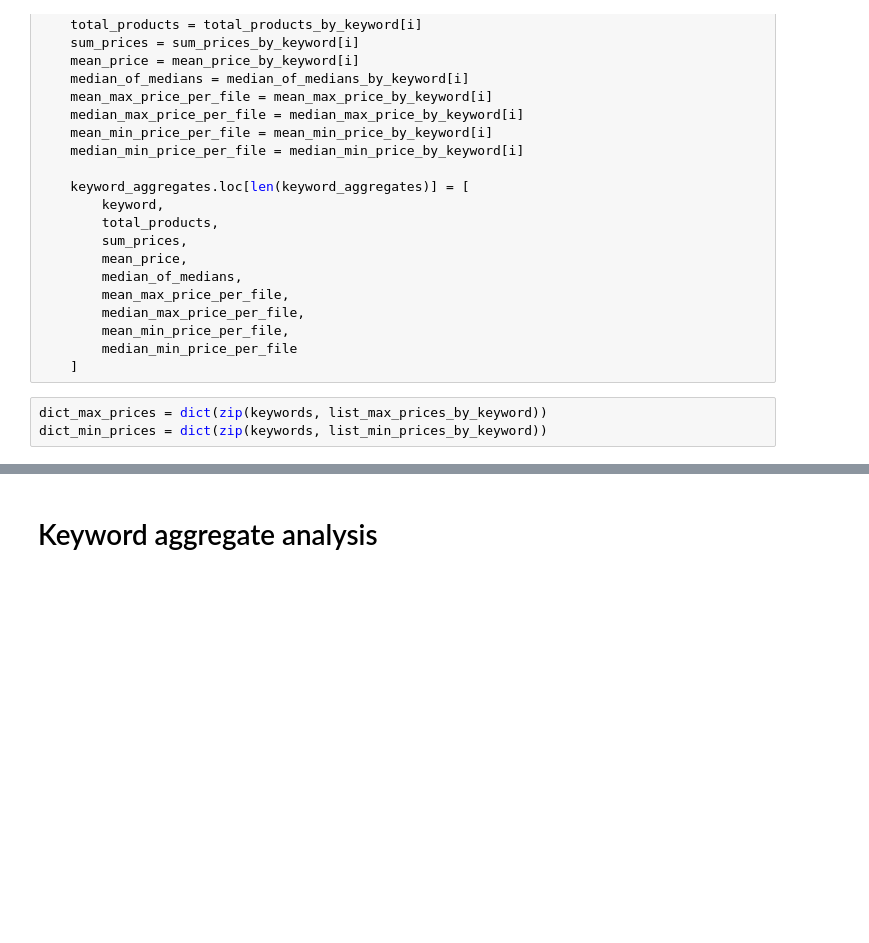
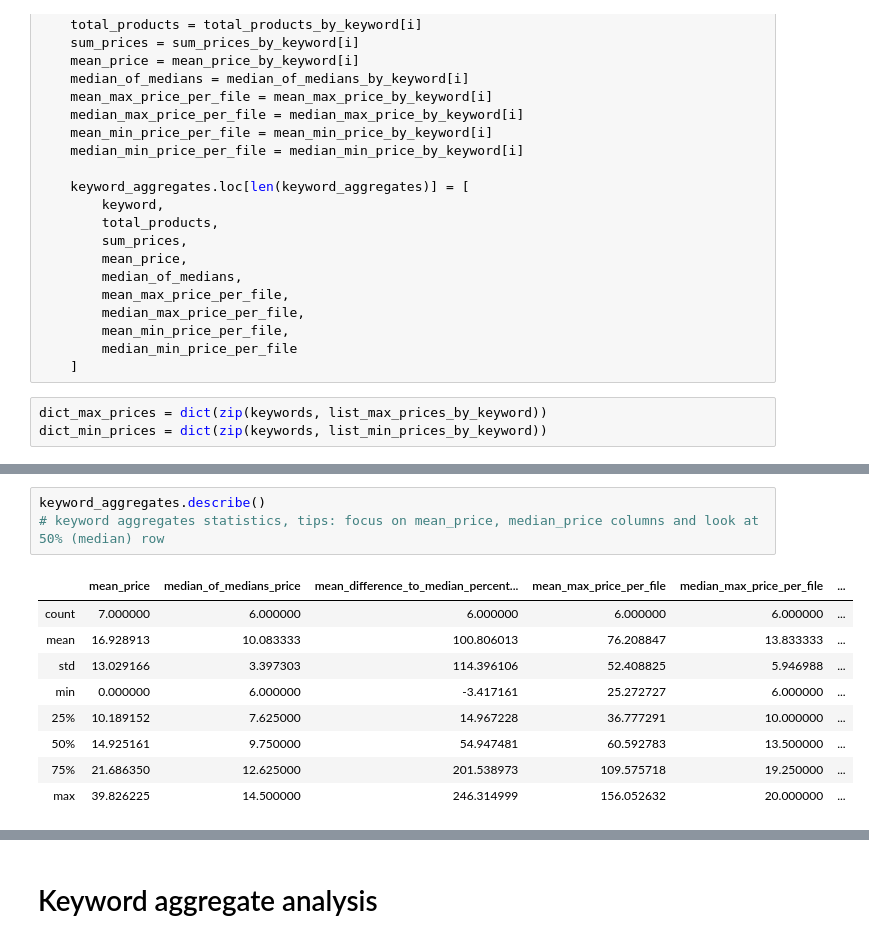
Before and after one commit to Niittyv/SEC.400_EDA_group, a Jupyter notebook: PriceAnalysis.ipynb, the cells around one changed output, grey strips where cells are left out. Saved outputs shown, nothing was run; the diff lists cells and outputs as text; blank space fills up the shorter version.

```diff
--- a/PriceAnalysis.ipynb
+++ b/PriceAnalysis.ipynb
@@ -183,0 +250,13 @@ dict_min_prices = dict(zip(keywords, list_min_prices_by_keyword))
+# %%
+keyword_aggregates.describe()
+# keyword aggregates statistics, tips: focus on mean_price, median_price columns and look at 50% (median) row
+# %% [output]
+|  | mean_price | median_of_medians_price | mean_difference_to_median_percent... | mean_max_price_per_file | median_max_price_per_file | ... |
+| count | 7.000000 | 6.000000 | 6.000000 | 6.000000 | 6.000000 | ... |
+| mean | 16.928913 | 10.083333 | 100.806013 | 76.208847 | 13.833333 | ... |
+| std | 13.029166 | 3.397303 | 114.396106 | 52.408825 | 5.946988 | ... |
+| min | 0.000000 | 6.000000 | -3.417161 | 25.272727 | 6.000000 | ... |
+| 25% | 10.189152 | 7.625000 | 14.967228 | 36.777291 | 10.000000 | ... |
+| 50% | 14.925161 | 9.750000 | 54.947481 | 60.592783 | 13.500000 | ... |
+| 75% | 21.686350 | 12.625000 | 201.538973 | 109.575718 | 19.250000 | ... |
+| max | 39.826225 | 14.500000 | 246.314999 | 156.052632 | 20.000000 | ... |
```
Also changed, not shown: parts of 20 cells of this notebook.
